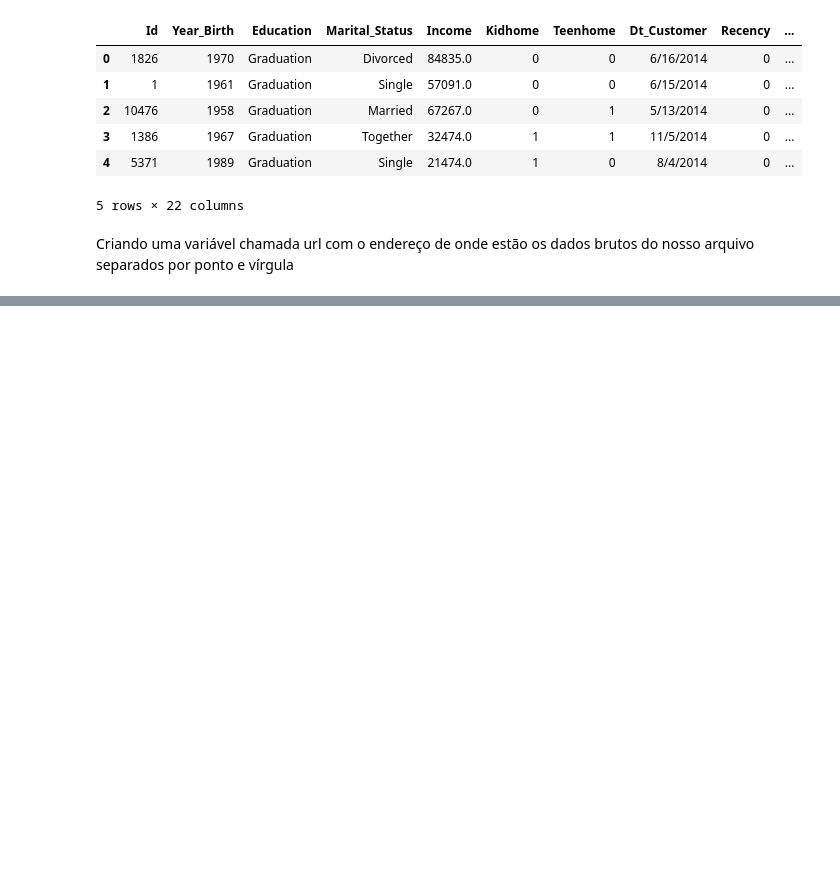
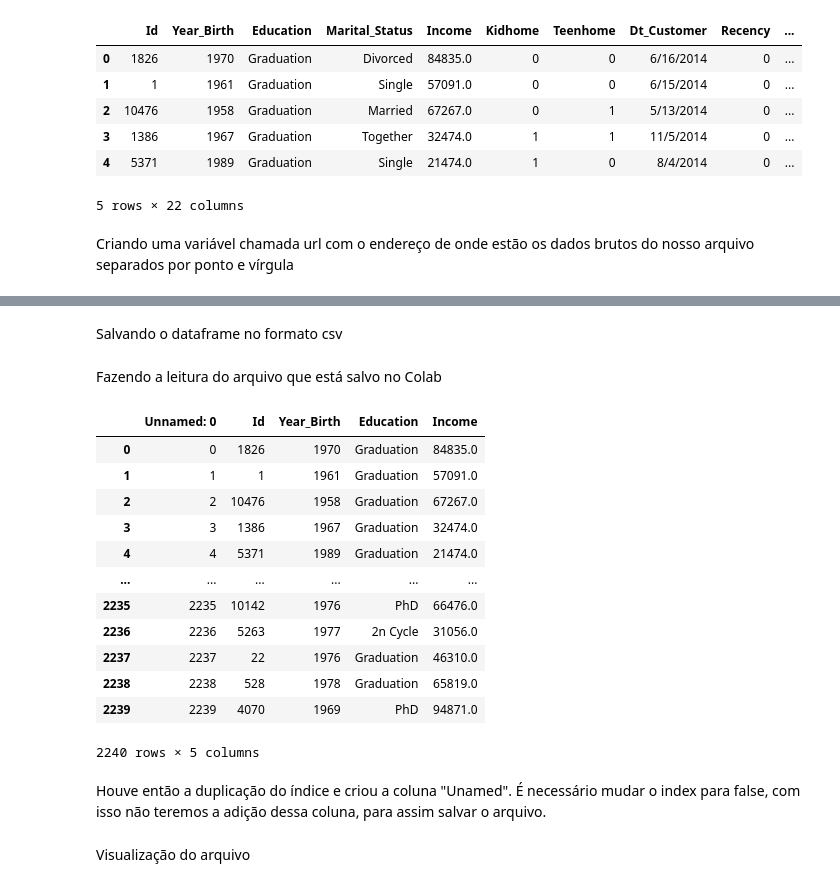
Before and after one commit to Camillabgarcia/Python-para-Data-Science, a Jupyter notebook: Pandas_trabalhando_com_diferentes_formatos_de_arquivos.ipynb, the cells around one changed output, grey strips where cells are left out. Saved outputs shown, nothing was run; the diff lists cells and outputs as text; code cells hidden in the pictures; blank space fills up the shorter version.

```diff
--- a/Pandas_trabalhando_com_diferentes_formatos_de_arquivos.ipynb
+++ b/Pandas_trabalhando_com_diferentes_formatos_de_arquivos.ipynb
@@ -30,0 +120,2 @@ url_2 = 'https://github.com/alura-cursos/pandas/blob/main/superstore_data_ponto_
+# %% [markdown]
+Salvando o dataframe no formato csv
@@ -30,0 +124,22 @@ url_2 = 'https://github.com/alura-cursos/pandas/blob/main/superstore_data_ponto_
+# %% [markdown]
+Fazendo a leitura do arquivo que está salvo no Colab
+# %%
+clientes_mercado = pd.read_csv('/content/clientes_mercado.csv')
+# %%
+clientes_mercado
+# %% [output]
+|  | Unnamed: 0 | Id | Year_Birth | Education | Income |
+| 0 | 0 | 1826 | 1970 | Graduation | 84835.0 |
+| 1 | 1 | 1 | 1961 | Graduation | 57091.0 |
+| 2 | 2 | 10476 | 1958 | Graduation | 67267.0 |
+| 3 | 3 | 1386 | 1967 | Graduation | 32474.0 |
+| 4 | 4 | 5371 | 1989 | Graduation | 21474.0 |
+| ... | ... | ... | ... | ... | ... |
+| 2235 | 2235 | 10142 | 1976 | PhD | 66476.0 |
+| 2236 | 2236 | 5263 | 1977 | 2n Cycle | 31056.0 |
+| 2237 | 2237 | 22 | 1976 | Graduation | 46310.0 |
+| 2238 | 2238 | 528 | 1978 | Graduation | 65819.0 |
+| 2239 | 2239 | 4070 | 1969 | PhD | 94871.0 |
+2240 rows × 5 columns
+# %% [markdown]
+Houve então a duplicação do índice e criou a coluna "Unamed". É necessário mudar o index para false, com isso não teremos a adição dessa coluna, para assim salvar o arquivo.
@@ -30,0 +148,2 @@ url_2 = 'https://github.com/alura-cursos/pandas/blob/main/superstore_data_ponto_
+# %% [markdown]
+Visualização do arquivo
```
Also changed, not shown: parts of 77 cells of this notebook.
